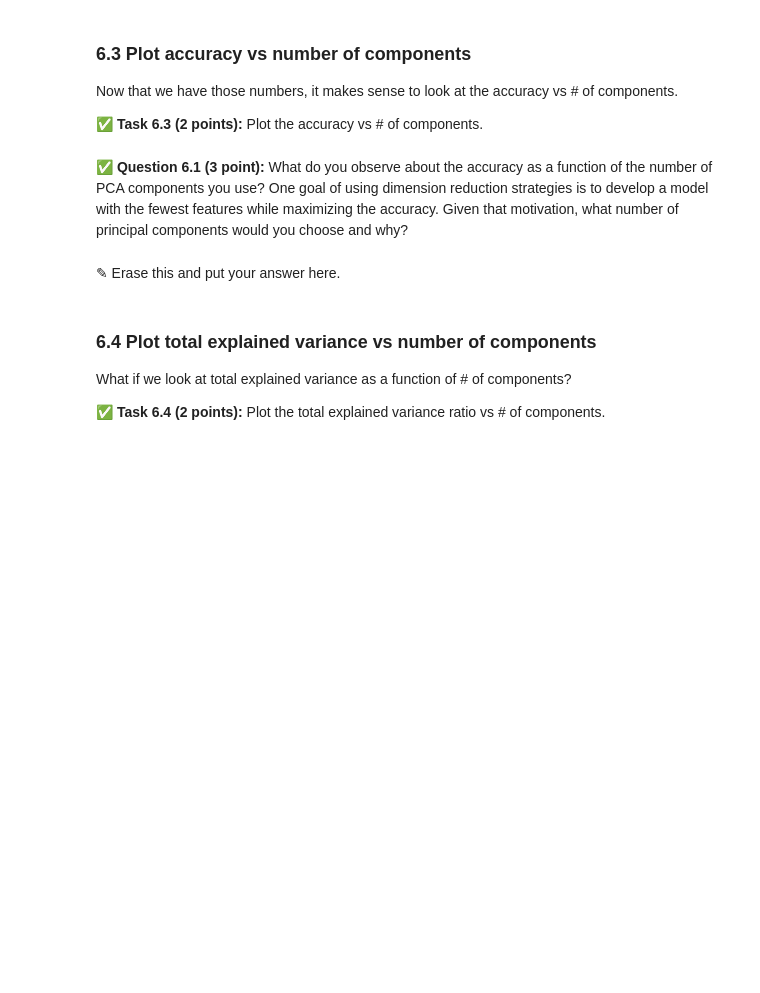
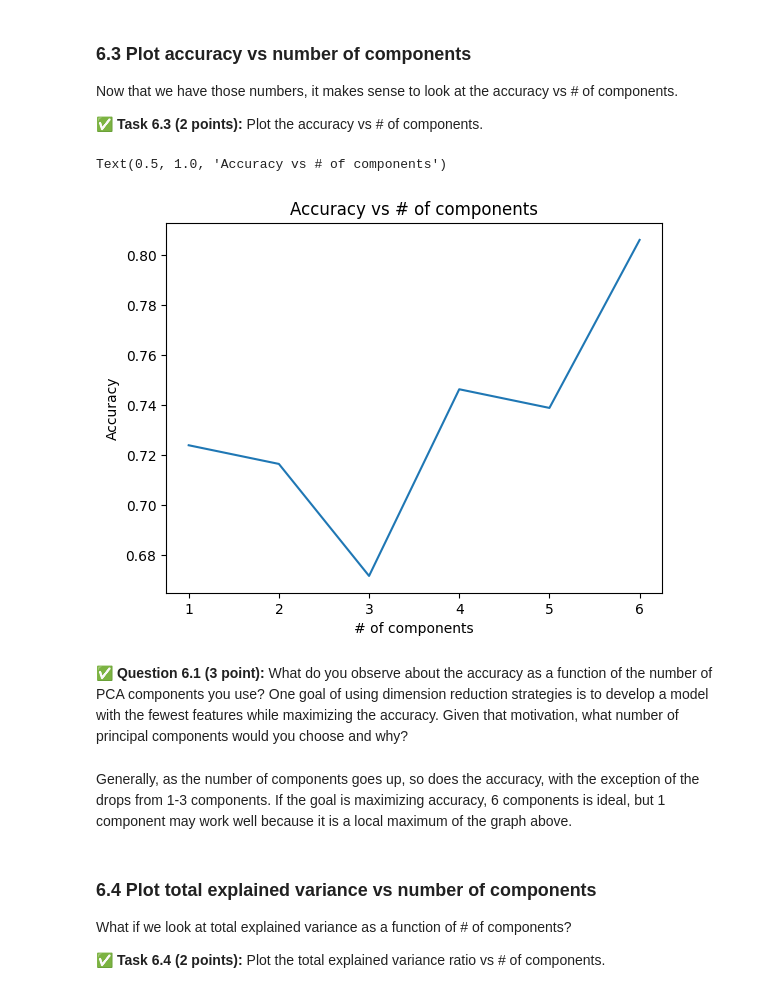
Before and after one commit to LeoAShelp/CMSE202-f23-turnin, a Jupyter notebook: hw-04/HW-04_PerceptronSVMandPCA-STUDENT.ipynb, the cells around one changed output. Drawn from its saved outputs; the diff is of its cells as text; code cells hidden in the pictures; blank space fills up the shorter version.

```diff
--- a/hw-04/HW-04_PerceptronSVMandPCA-STUDENT.ipynb
+++ b/hw-04/HW-04_PerceptronSVMandPCA-STUDENT.ipynb
@@ -446,3 +444,30 @@ and it should **return** the accuracy score for an SVC model fit to pca transfor
+# %%
+# Put your code here
+def PCA_analysis(n_features, train_feat, train_lab, test_feat, test_lab):
+
+    n = n_features
+
+    train_X = train_feat
+    train_Y = train_lab
+    test_X = test_feat
+    test_Y = test_lab
+
+    pca = PCA(n_components = n, whiten = True)
+    pcafit = pca.fit(train_X)
+
+    pca_train_vectors = pca.transform(train_X)
+    pca_test_vectors = pca.transform(test_X)
+
+    parameter_grid = {'C' : [0.1, 1.0, 10.0, 100.0, 1000.0], 'gamma' : [0.01, 0.1, 1.0, 10.0], 'kernel' : ['linear', 'rbf', 'sigmoid']}
+
+    pca_model = GridSearchCV(svm.SVC(class_weight = 'balanced'), parameter_grid)
+    pca_model = pca_model.fit(pca_train_vectors, train_Y)
+
+    pca_score = pca_model.score(pca_test_vectors, test_Y)
+
+    total_variance = sum(pca.explained_variance_ratio_)
+
+    return(pca_score, total_variance)
 # %% [markdown]
 ### 6.2 Compute accuracies
 
@@ -456,3 +479,13 @@ Now that you have created a function that returns the accuracy for a given numbe
+# %%
+# Put your code here
+results = []
+accuracies = []
+variances = []
+for i in range(6):
+    results.append(PCA_analysis(i+1, train_features, train_labels, test_features, test_labels))
+for ele in results:
+    accuracies.append(ele[0])
+    variances.append(ele[1])
 # %% [markdown]
 ### 6.3 Plot accuracy vs number of components
 
@@ -464,7 +495,16 @@ Now that we have those numbers, it makes sense to look at the accuracy vs # of c
+# %%
+# Put your code here
+plt.plot(range(1,7), accuracies)
+plt.xlabel('# of components')
+plt.ylabel('Accuracy')
+plt.title('Accuracy vs # of components')
+# %% [output]
+Text(0.5, 1.0, 'Accuracy vs # of components')
+[figure, added]
 # %% [markdown]
 **&#9989; Question 6.1 (3 point):** What do you observe about the accuracy as a function of the number of PCA components you use? One goal of using dimension reduction strategies is to develop a model with the fewest features while maximizing the accuracy. Given that motivation, what number of principal components would you choose and why?
-# %% [markdown]
-<font size=+3>&#9998;</font> Erase this and put your answer here.
+# %% [markdown]
+Generally, as the number of components goes up, so does the accuracy, with the exception of the drops from 1-3 components. If the goal is maximizing accuracy,  6 components is ideal, but 1 component may work well because it is a local maximum of the graph above.
 # %% [markdown]
 ### 6.4 Plot total explained variance vs number of components
 
```
Also changed, not shown: parts of 6 cells of this notebook.
